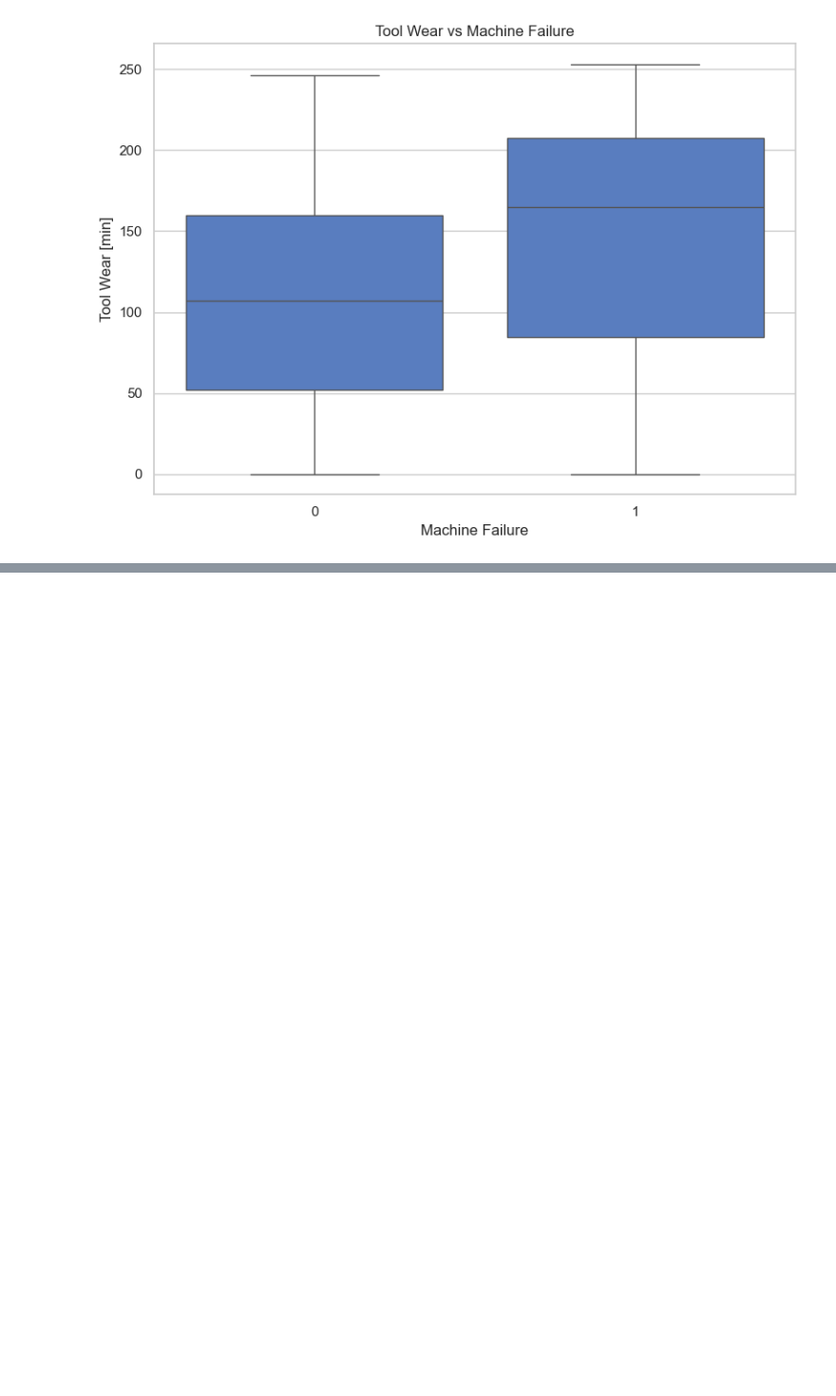
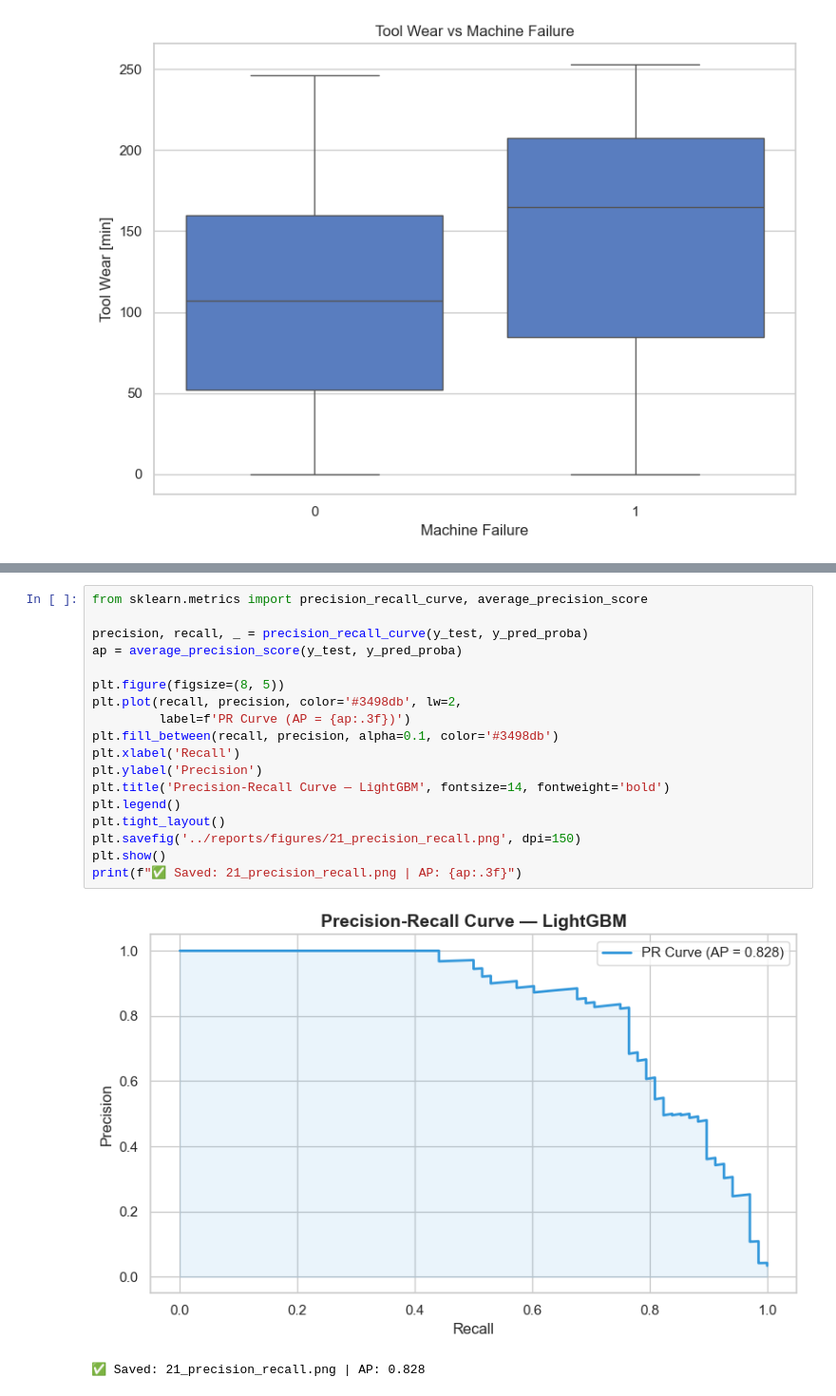
Before and after one commit to Swayam085/predictive-maintenance, a Jupyter notebook: notebooks/keshava_viz_day4.ipynb, the cells around one changed output, grey strips where cells are left out. Shown at 95% size. Drawn from its saved outputs; the diff is of its cells as text; blank space fills up the shorter version.

```diff
--- a/notebooks/keshava_viz_day4.ipynb
+++ b/notebooks/keshava_viz_day4.ipynb
@@ -164,0 +210,21 @@ plt.show()
+# %%
+from sklearn.metrics import precision_recall_curve, average_precision_score
+
+precision, recall, _ = precision_recall_curve(y_test, y_pred_proba)
+ap = average_precision_score(y_test, y_pred_proba)
+
+plt.figure(figsize=(8, 5))
+plt.plot(recall, precision, color='#3498db', lw=2,
+         label=f'PR Curve (AP = {ap:.3f})')
+plt.fill_between(recall, precision, alpha=0.1, color='#3498db')
+plt.xlabel('Recall')
+plt.ylabel('Precision')
+plt.title('Precision-Recall Curve — LightGBM', fontsize=14, fontweight='bold')
+plt.legend()
+plt.tight_layout()
+plt.savefig('../reports/figures/21_precision_recall.png', dpi=150)
+plt.show()
+print(f"✅ Saved: 21_precision_recall.png | AP: {ap:.3f}")
+# %% [output]
+[figure, added]
+✅ Saved: 21_precision_recall.png | AP: 0.828
```
Also changed, not shown: parts of 5 cells of this notebook, 5 other files.
